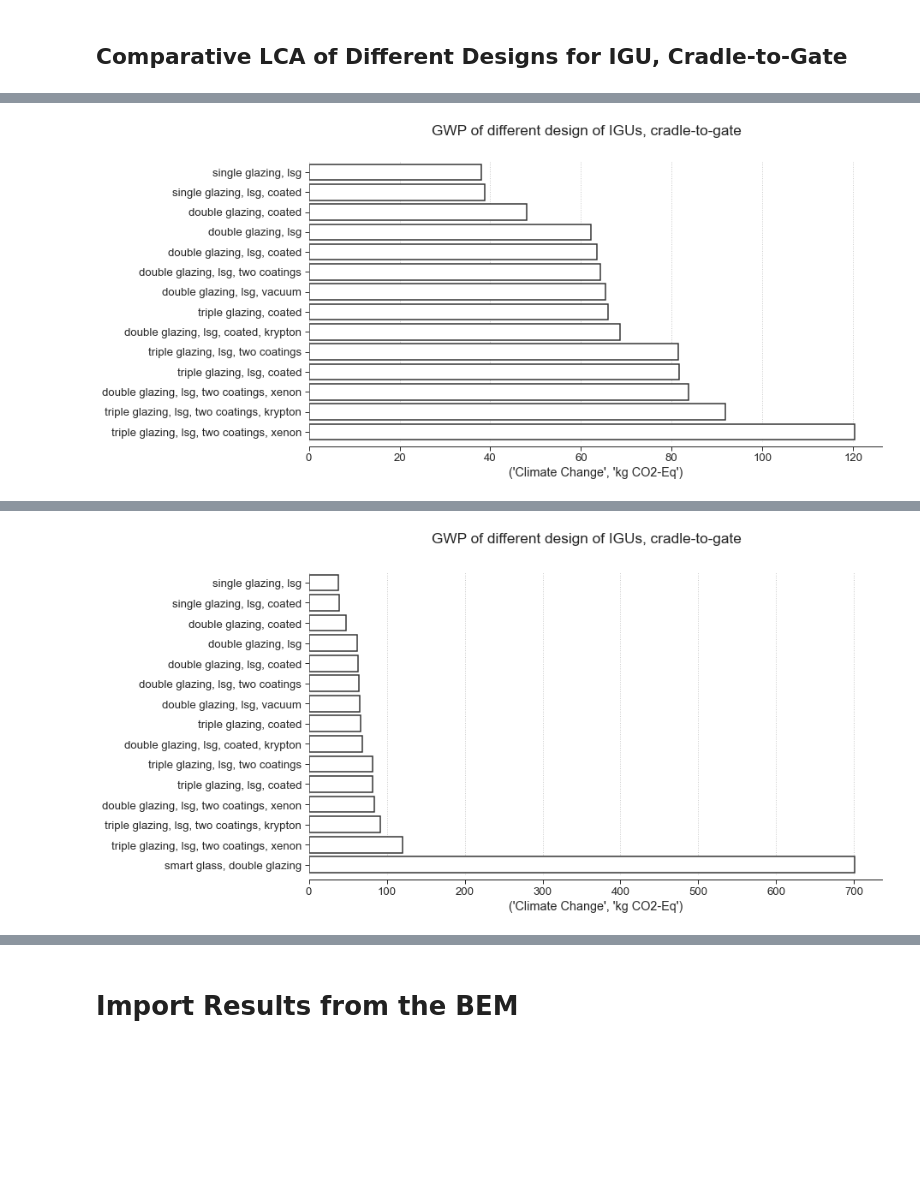
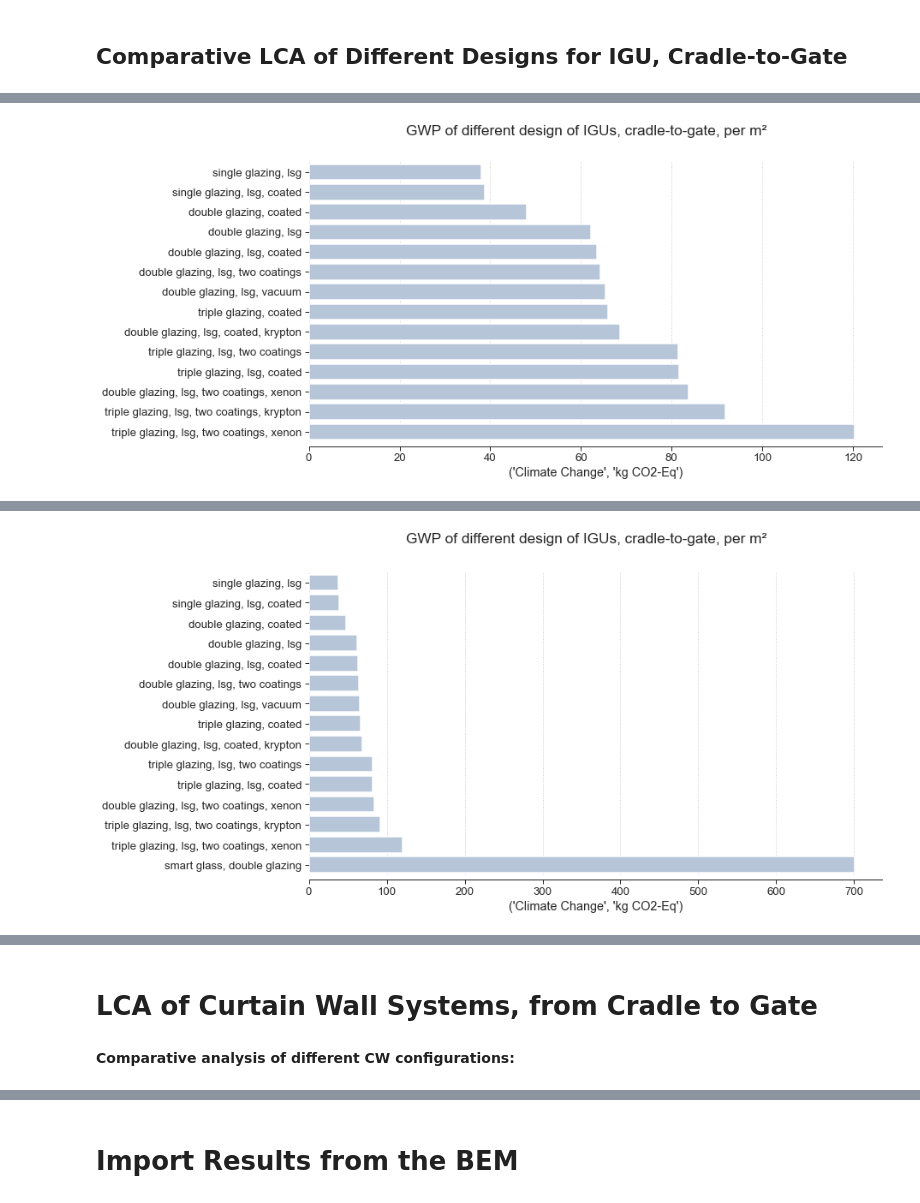
Before and after one commit to JeanSouv/LCA_IGUs, a Jupyter notebook: 02_LCA.ipynb, the cells around one changed output, grey strips where cells are left out. Saved outputs shown, nothing was run; the diff lists cells and outputs as text; code cells hidden in the pictures; blank space fills up the shorter version.

```diff
--- a/02_LCA.ipynb
+++ b/02_LCA.ipynb
@@ -1276,24 +1046,24 @@ df_impacts_igus.round(2)
 # %%
 fig, ax = plt.subplots(figsize=(12, 6))
 
 df_impacts_igus_wo_smartg = df_impacts_igus.drop(
     "smart glass, double glazing", axis=0
 )
 
 sns.barplot(data=df_impacts_igus_wo_smartg,
             x=("Climate Change", "kg CO2-Eq"),
             y=df_impacts_igus_wo_smartg.index,
-            color="white", edgecolor=".2", linewidth=1.5)
+            color="lightsteelblue", linewidth=1.5)
 
 ax.yaxis.label.set_visible(False)
 ax.grid(which='major', axis='x', linestyle=':', linewidth=1)
 
 fig.suptitle(
-    'GWP of different design of IGUs, cradle-to-gate')
+    'GWP of different design of IGUs, cradle-to-gate, per m²')
 sns.despine(left=True, offset=5)
 plt.show()
 # %% [output]
-[figure, old version]
+[figure, new version]
 # %%
 df_norm_impacts_igus_wo_smartg = (
     df_impacts_igus_wo_smartg / df_impacts_igus_wo_smartg.max()
@@ -1325,17 +1095,17 @@ fig, ax = plt.subplots(figsize=(12, 6.5))
 sns.barplot(data=df_impacts_igus,
             x=("Climate Change", "kg CO2-Eq"),
             y=df_impacts_igus.index,
-            color="white", edgecolor=".2", linewidth=1.5)
+            color="lightsteelblue", linewidth=1.5)
 
 ax.yaxis.label.set_visible(False)
 ax.grid(which='major', axis='x', linestyle=':', linewidth=1)
 
 fig.suptitle(
-    'GWP of different design of IGUs, cradle-to-gate')
+    'GWP of different design of IGUs, cradle-to-gate, per m²')
 sns.despine(left=True, offset=5)
 plt.show()
 # %% [output]
-[figure, old version]
+[figure, new version]
 # %%
 df_norm_impacts_igus = df_impacts_igus / df_impacts_igus.max()
 df_norm_impacts_igus.round(2).sort_values(
@@ -1359,3 +1129,7 @@ df_norm_impacts_igus.round(2).sort_values(
 | triple glazing, lsg, two coatings... | 0.13 | 0.02 | 0.07 | 0.20 | 0.17 | 0.08 | 0.15 | 0.13 | ... |
 | triple glazing, lsg, two coatings... | 0.17 | 0.03 | 0.21 | 0.25 | 0.20 | 0.09 | 0.17 | 0.20 | ... |
 | smart glass, double glazing | 1.00 | 1.00 | 1.00 | 1.00 | 1.00 | 1.00 | 1.00 | 1.00 | ... |
+# %% [markdown]
+# LCA of Curtain Wall Systems, from Cradle to Gate
+# %% [markdown]
+**Comparative analysis of different CW configurations:**
```
Also changed, not shown: parts of 150 cells of this notebook, 8 other files.
